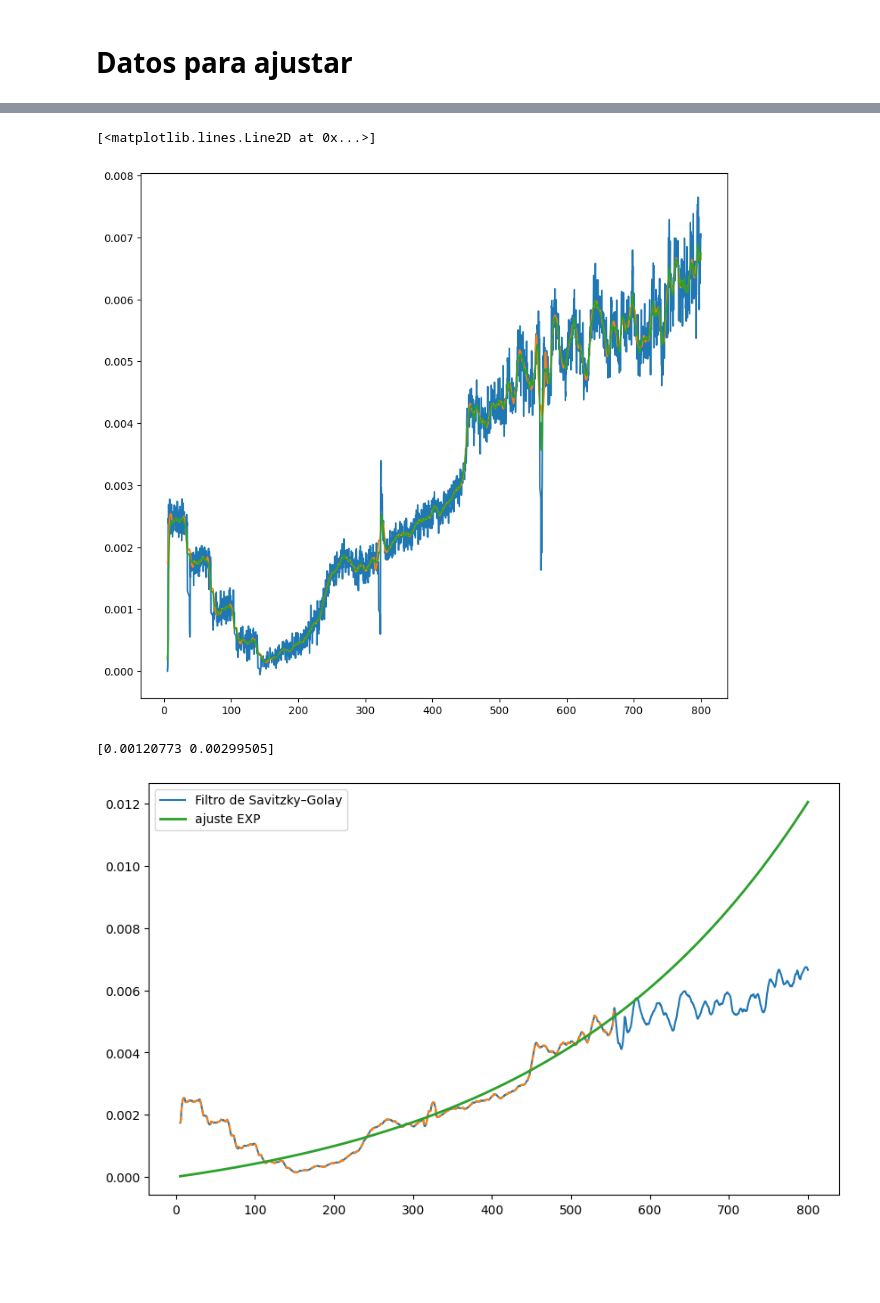
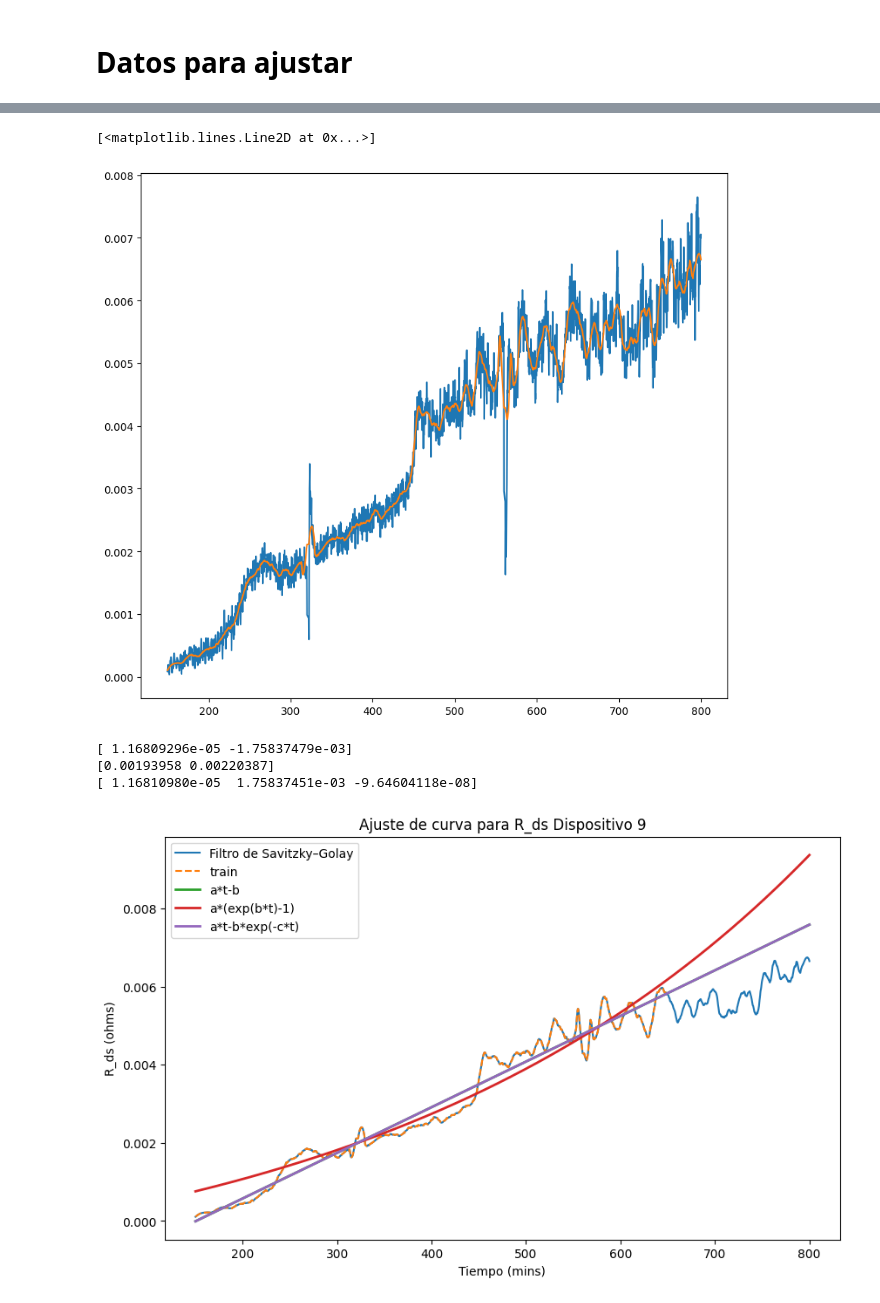
Before and after one commit to JoseUfre/Proyecto-Monitoreo-de-Condicion-2025-1, a Jupyter notebook: Lectura_datos.ipynb, the cells around one changed output, grey strips where cells are left out. Saved outputs shown, nothing was run; the diff lists cells and outputs as text; code cells hidden in the pictures; blank space fills up the shorter version.

```diff
--- a/Lectura_datos.ipynb
+++ b/Lectura_datos.ipynb
@@ -173,4 +173,10 @@ fit_36 = pd.DataFrame({"time":df_on_36["time"], "R_ds": gaussian_filter1d(df_on_
+# %%
+#time > 150
+
+fit_9 = fit_9[fit_9["time"] > 150]
+fit_11 = fit_11[fit_11["time"] > 150]
+fit_36 = fit_36[fit_36["time"] > 150]
 # %%
-def func_2(t,a,b):
-    f = a *(np.exp(b*t) - 1)
+def func_2(t,a,b,c):
+    f = a *(np.exp(b*t) - c)
     return f
@@ -236,25 +192,51 @@ plt.plot(fit_9["time"][(2*largo)//3:], future_R_ds)
 # %%
 plt.figure(figsize=(10,9))
-plt.plot(fit_9["time"],R_ds)
-plt.plot(fit_9["time"],smooth_9_savgol)
-plt.plot(fit_9["time"],smooth_9_kalman)
+plt.plot(fit_9["time"], fit_9["R_ds"], label="R_ds Original")
+plt.plot(fit_9["time"],smooth_9_savgol, label="R_ds Savgol")
 # %% [output]
 [<matplotlib.lines.Line2D at 0x...>]
-[figure, old version]
+[figure, new version]
+# %%
+# Ajuste de curva
+
+def func_1(t,  b, c):
+    return b*t + c
+
+def func_2(t, a, b):
+    return a * (np.exp(b * t) - 1)
+
+def func_3(t, a, b):
+    return a * np.exp(b * t)
+
+
+
+def func_4(t, a, b, c):
+    return a*t-b*np.exp(-c*t)
 # %%
-popt2, pcov2 = curve_fit(func_2, fit_9["time"][:(2*largo)//3], smooth_9_savgol[:(2*largo)//3], p0=(1, 0.01))
+largo = len(fit_9["time"])
+popt1, pcov1 = curve_fit(func_1, fit_9["time"][:(3*largo)//4], smooth_9_savgol[:(3*largo)//4], p0=(0.01, 0.01))
+popt2, pcov2 = curve_fit(func_2, fit_9["time"][:(3*largo)//4], smooth_9_savgol[:(3*largo)//4], p0=(0.01, 0.01))
+popt4, pcov4 = curve_fit(func_4, fit_9["time"][:(3*largo)//4], smooth_9_savgol[:(3*largo)//4], p0=(1, 0.01, 0.01))
+
 fiited_9_2 = func_2(fit_9["time"], *popt2)
-
-
+print(popt1)
 print(popt2)
+print(popt4)
 # %% [output]
-[0.00120773 0.00299505]
+[ 1.16809296e-05 -1.75837479e-03]
+[0.00193958 0.00220387]
+[ 1.16810980e-05  1.75837451e-03 -9.64604118e-08]
 # %%
 plt.figure(figsize=(10, 6))
 plt.plot(fit_9["time"], smooth_9_savgol, label="Filtro de Savitzky–Golay")
-plt.plot(fit_9["time"][:(2*largo)//3], smooth_9_savgol[:(2*largo)//3], linestyle="--")
-plt.plot(fit_9["time"], fiited_9_2, label = "ajuste EXP", lw=2)
+plt.plot(fit_9["time"][:(3*largo)//4], smooth_9_savgol[:(3*largo)//4], linestyle="--",label ="train")
+plt.plot(fit_9["time"], func_1(fit_9["time"],*popt1), label="a*t-b", lw=2)
+plt.plot(fit_9["time"], func_2(fit_9["time"],*popt2), label="a*(exp(b*t)-1)", lw=2)
+plt.plot(fit_9["time"], func_4(fit_9["time"],*popt4), label="a*t-b*exp(-c*t)", lw=2)
 plt.legend()
+plt.title("Ajuste de curva para R_ds Dispositivo 9")
+plt.xlabel("Tiempo (mins)")
+plt.ylabel("R_ds (ohms)")
 plt.show()
 # %% [output]
-[figure, old version]
+[figure, new version]
```
Also changed, not shown: parts of 19 cells of this notebook, 1 other file.
